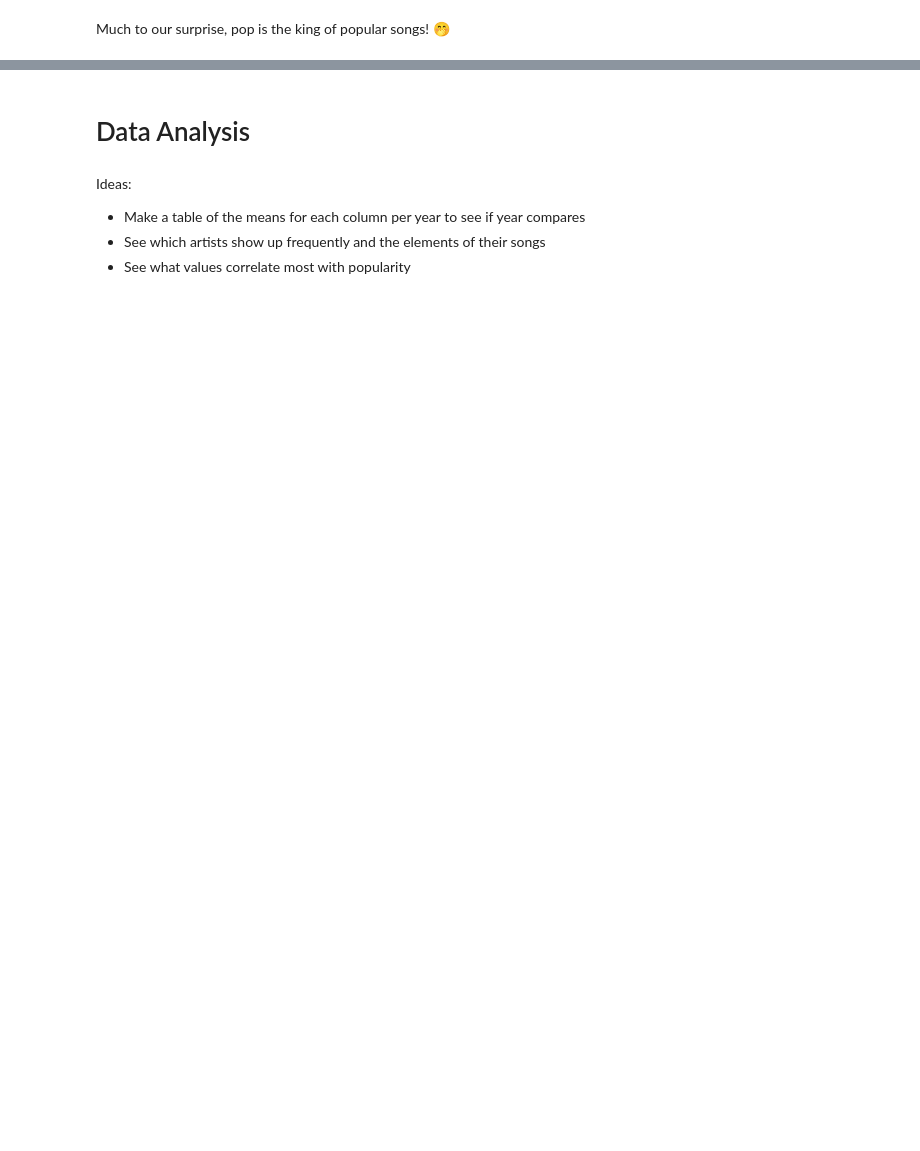
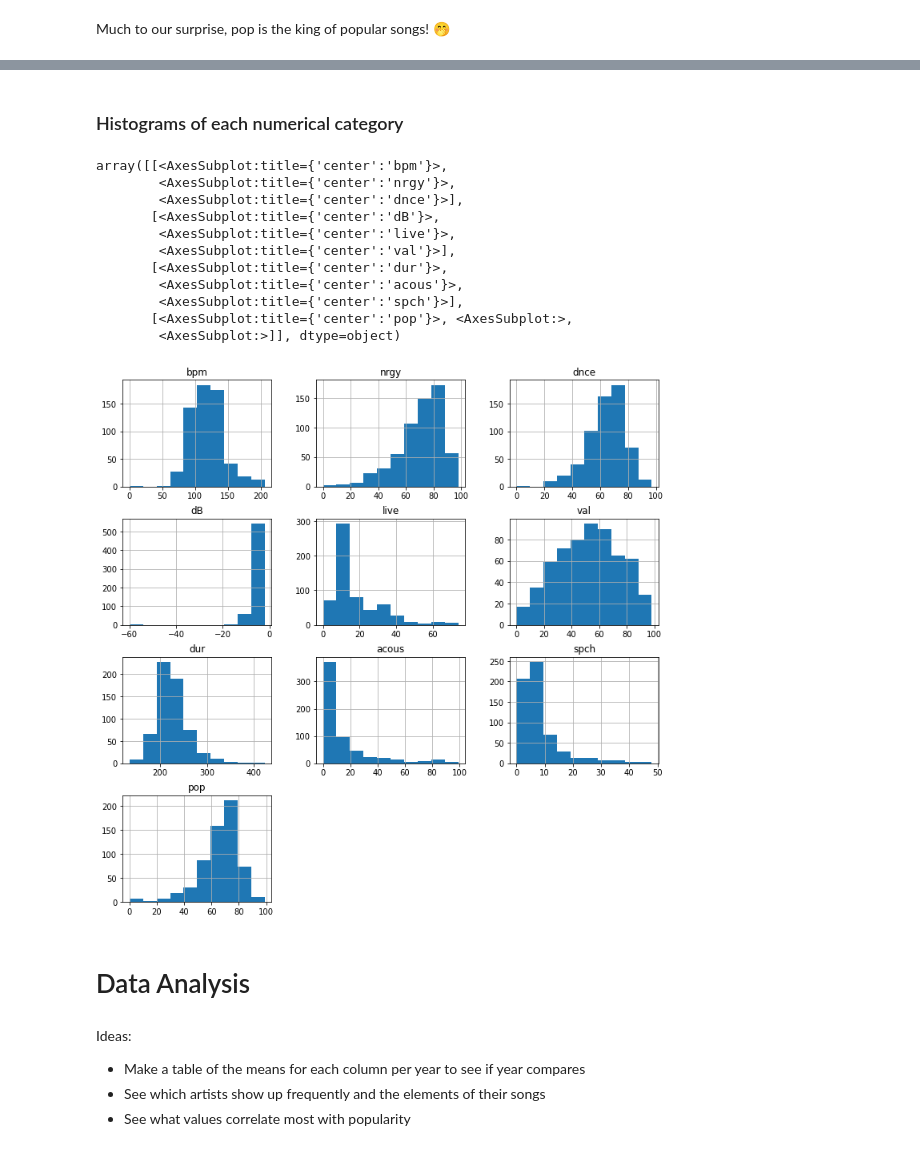
Before and after one commit to make-a-mark/dh140, a Jupyter notebook: FinalProject/Preliminary Project Notebook.ipynb, the cells around one changed output, grey strips where cells are left out. Saved outputs shown, nothing was run; the diff lists cells and outputs as text; code cells hidden in the pictures; blank space fills up the shorter version.

```diff
--- a/FinalProject/Preliminary Project Notebook.ipynb
+++ b/FinalProject/Preliminary Project Notebook.ipynb
@@ -118,3 +121,20 @@ Ideas:
+# %% [markdown]
+### Histograms of each numerical category
+# %%
+top10s_df[["bpm", "nrgy", "dnce", "dB", "live", "val", "dur", "acous", "spch", "pop"]].hist(figsize=(12,12))
+# %% [output]
+array([[<AxesSubplot:title={'center':'bpm'}>,
+        <AxesSubplot:title={'center':'nrgy'}>,
+        <AxesSubplot:title={'center':'dnce'}>],
+       [<AxesSubplot:title={'center':'dB'}>,
+        <AxesSubplot:title={'center':'live'}>,
+        <AxesSubplot:title={'center':'val'}>],
+       [<AxesSubplot:title={'center':'dur'}>,
+        <AxesSubplot:title={'center':'acous'}>,
+        <AxesSubplot:title={'center':'spch'}>],
+       [<AxesSubplot:title={'center':'pop'}>, <AxesSubplot:>,
+        <AxesSubplot:>]], dtype=object)
+[figure, added]
 # %% [markdown]
 # Data Analysis
 # %%
```
Also changed, not shown: parts of 21 cells of this notebook.
